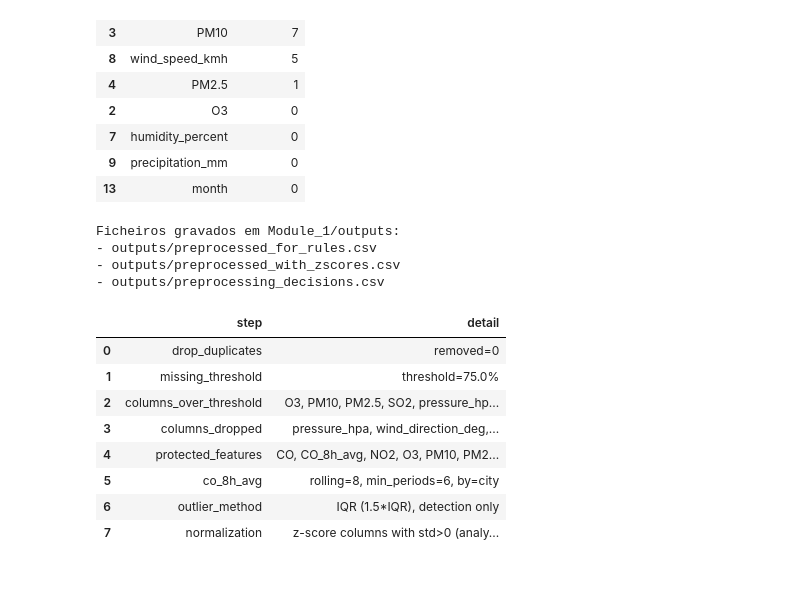
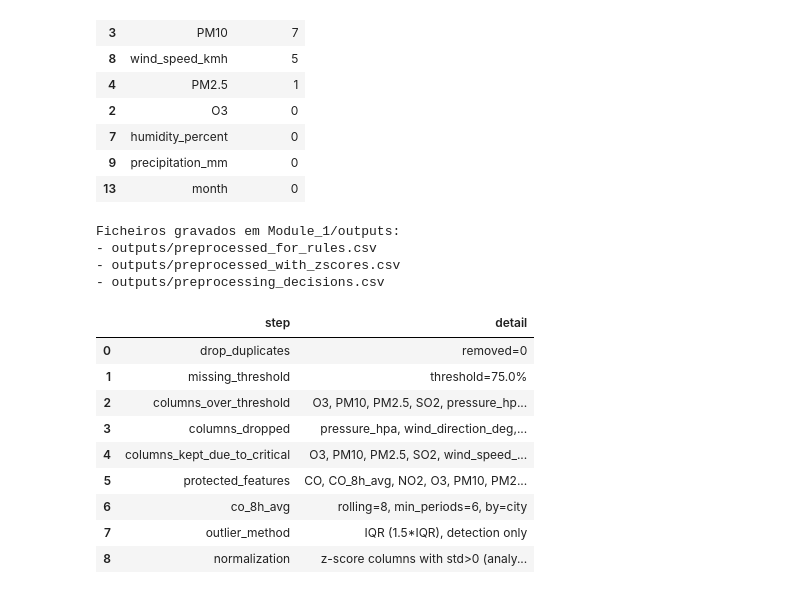
Before and after one commit to FederEx18/IIA_Project, a Jupyter notebook: Module_1/eda1.ipynb, the cells around one changed output. Saved outputs shown, nothing was run; the diff lists cells and outputs as text; code cells hidden in the pictures.

```diff
--- a/Module_1/eda1.ipynb
+++ b/Module_1/eda1.ipynb
@@ -499,35 +505,39 @@ out_dir.mkdir(parents=True, exist_ok=True)
 prep.to_csv(out_dir / "preprocessed_for_rules.csv", sep=";", index=False)
 prep_norm.to_csv(out_dir / "preprocessed_with_zscores.csv", sep=";", index=False)
 
+kept_due_to_critical = [c for c in cols_over_threshold if c in protected_features]
+
 decisions = pd.DataFrame([
     {"step": "drop_duplicates", "detail": f"removed={duplicates_removed}"},
     {"step": "missing_threshold", "detail": f"threshold={MISSING_THRESHOLD}%"},
     {"step": "columns_over_threshold", "detail": ", ".join(cols_over_threshold) if cols_over_threshold else "none"},
     {"step": "columns_dropped", "detail": ", ".join(cols_dropped) if cols_dropped else "none"},
+    {"step": "columns_kept_due_to_critical", "detail": ", ".join(kept_due_to_critical) if kept_due_to_critical else "none"},
     {"step": "protected_features", "detail": ", ".join(sorted(protected_features))},
     {"step": "co_8h_avg", "detail": "rolling=8, min_periods=6, by=city"},
     {"step": "outlier_method", "detail": "IQR (1.5*IQR), detection only"},
     {"step": "normalization", "detail": "z-score columns with std>0 (analysis copy only)"},
 ])
 
 decisions.to_csv(out_dir / "preprocessing_decisions.csv", index=False)
 
 print("Ficheiros gravados em Module_1/outputs:")
 print("- outputs/preprocessed_for_rules.csv")
 print("- outputs/preprocessed_with_zscores.csv")
 print("- outputs/preprocessing_decisions.csv")
 display(decisions)
 # %% [output]
 Ficheiros gravados em Module_1/outputs:
 - outputs/preprocessed_for_rules.csv
 - outputs/preprocessed_with_zscores.csv
 - outputs/preprocessing_decisions.csv
 |  | step | detail |
 | 0 | drop_duplicates | removed=0 |
 | 1 | missing_threshold | threshold=75.0% |
 | 2 | columns_over_threshold | O3, PM10, PM2.5, SO2, pressure_hp... |
 | 3 | columns_dropped | pressure_hpa, wind_direction_deg,... |
-| 4 | protected_features | CO, CO_8h_avg, NO2, O3, PM10, PM2... |
-| 5 | co_8h_avg | rolling=8, min_periods=6, by=city |
-| 6 | outlier_method | IQR (1.5*IQR), detection only |
-| 7 | normalization | z-score columns with std>0 (analy... |
+| 4 | columns_kept_due_to_critical | O3, PM10, PM2.5, SO2, wind_speed_... |
+| 5 | protected_features | CO, CO_8h_avg, NO2, O3, PM10, PM2... |
+| 6 | co_8h_avg | rolling=8, min_periods=6, by=city |
+| 7 | outlier_method | IQR (1.5*IQR), detection only |
+| 8 | normalization | z-score columns with std>0 (analy... |
```
Also changed, not shown: parts of 1 cell of this notebook, 4 other files.
